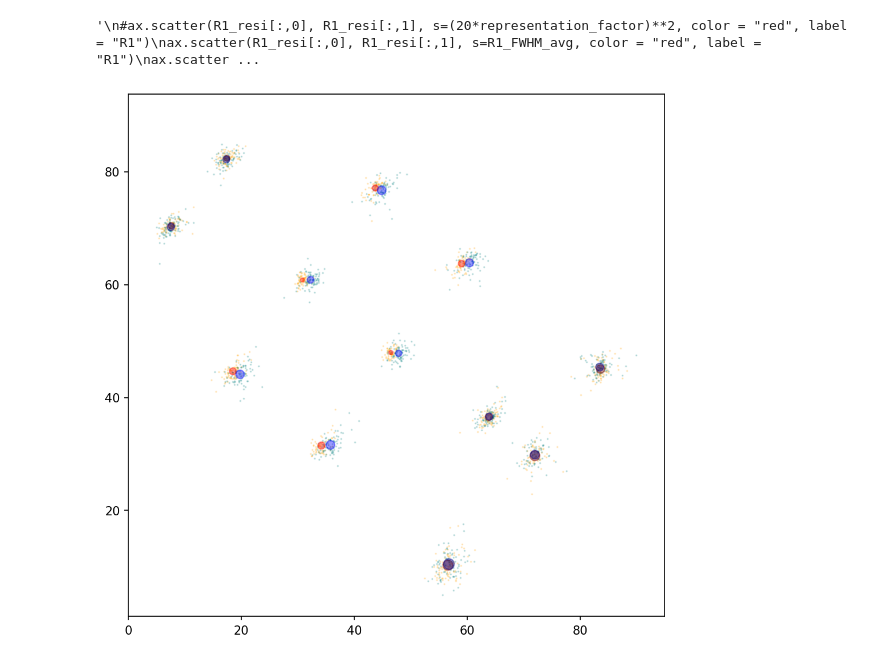
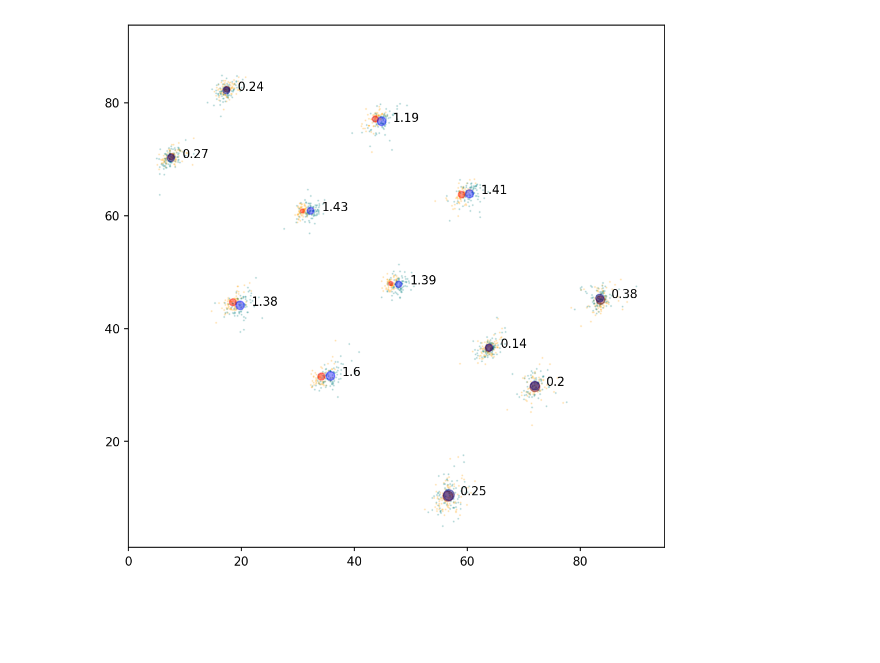
Before and after one commit to jungmannlab/resi, a Jupyter notebook: RESI_Cluster_Center_Analysis.ipynb, the cells around one changed output. Saved outputs shown, nothing was run; the diff lists cells and outputs as text; code cells hidden in the pictures; blank space fills up the shorter version.

Commit message:
Update RESI_Cluster_Center_Analysis.ipynb
Now also displays distances

```diff
--- a/RESI_Cluster_Center_Analysis.ipynb
+++ b/RESI_Cluster_Center_Analysis.ipynb
@@ -7,23 +7,3 @@ import matplotlib as mpl
 from scipy.stats import norm
 import matplotlib.mlab as mlab
 import math
-# %%
-def GaussFWHM(R_vals, display_label):
-    (mu, sigma) = norm.fit(R_vals)
-    n, bins, patches = plt.hist(R_vals, density=True, color = "orange", alpha = 0.5)
-    xax = np.linspace(bins[0], bins[-1], 1000)
-    y = norm.pdf(xax, mu, sigma)
-    FWHM = 2.354820045*sigma
-    FWHM_coords = [mu-0.5*FWHM, mu+0.5*FWHM]
-    plt.plot(xax,y, color = "red")
-    plt.axvline(FWHM_coords[0], color = "black")
-    plt.axvline(FWHM_coords[1], color = "black")
-    plt.title(display_label)
-    plt.show()
-
-    return(FWHM)
-
-def circles(R1_table, R1_sizes, color):
-    for count, value in enumerate(R1_table):
-        draw_circle = plt.Circle((value[0], value[1]), 0.5*R1_sizes[count], alpha=0.4, color = color)
-        ax.add_artist(draw_circle)
@@ -206,41 +229,39 @@ print("R3 std: ", np.mean(R3_resi_std, axis=0))
 # %%
+error_type = "STD"
+
 size_inches = 8
 dpi = 150
 
 fig, ax = plt.subplots(figsize=(size_inches, size_inches), dpi=dpi)
 
 ax.axis('equal')
 ax.set_ylim(0, maxOuter)
 ax.set_xlim(0, maxOuter)
 
 #Plot all the RESI cluster centers
 ax.scatter(R1_table["x"], R1_table["y"], s=0.5, alpha=0.2, color = "orange")
 ax.scatter(R3_table["x"], R3_table["y"], s=0.5, alpha=0.2, color = "teal")
 
-circles(R1_resi, R1_resi_std_avg, "red")
-circles(R3_resi, R3_resi_std_avg, "blue")
+if error_type == "STD":
 
-circles(R4_positions_R1_channel, R4_std_R1_channel_avg, "maroon")
-circles(R4_positions_R3_channel, R4_std_R3_channel_avg, "darkblue")
+    #Plot the R1 / R3 RESI averages with standard deviation
+    circles(R1_resi, R1_resi_std_avg, "red", False, labels = [])
+    circles(R3_resi, R3_resi_std_avg, "blue", True, labels = Resi_distances)
 
+    #Plot the R4 RESI averages with standard deviation
+    circles(R4_positions_R1_channel, R4_std_R1_channel_avg, "maroon", False, labels = [])
+    circles(R4_positions_R3_channel, R4_std_R3_channel_avg, "darkblue", True, labels = R4_distances)
 
-#circles(R1_resi, R1_FWHM_avg, "red")
-#circles(R3_resi, R3_FWHM_avg, "blue")
+elif error_type == "FWHM":
 
-#circles(R4_positions_R1_channel, R4_FWHM_R1_channel_avg, "maroon")
-#circles(R4_positions_R3_channel, R4_FWHM_R3_channel_avg, "darkblue")
+    #Plot the R1 / R3 RESI averages with FWHM
+    circles(R1_resi, R1_FWHM_avg, "red")
+    circles(R3_resi, R3_FWHM_avg, "blue")
 
-#draw_circle = plt.Circle((10,10), 10, alpha=0.5, color = "red") #The third value is the radius
-#ax.add_artist(draw_circle)
-
-'''
-#ax.scatter(R1_resi[:,0], R1_resi[:,1], s=(20*representation_factor)**2, color = "red", label = "R1")
-ax.scatter(R1_resi[:,0], R1_resi[:,1], s=R1_FWHM_avg, color = "red", label = "R1")
-ax.scatter(R3_resi[:,0], R3_resi[:,1], s=R3_FWHM_avg, color = "blue", label = "R3")
-
-ax.scatter(R4_positions_R1_channel[:,0], R4_positions_R1_channel[:,1], s=R4_FWHM_R1_channel_avg, color = "maroon", label = "R4 from R1 channel")
-ax.scatter(R4_positions_R3_channel[:,0], R4_positions_R3_channel[:,1], s=R4_FWHM_R3_channel_avg, color = "darkblue", label = "R4 from R3 channel")
-'''
+    #Plot the R4 RESI averages with FWHM
+    circles(R4_positions_R1_channel, R4_FWHM_R1_channel_avg, "maroon")
+    circles(R4_positions_R3_channel, R4_FWHM_R3_channel_avg, "darkblue")
+else:
+    print("Invalid error representation")
 # %% [output]
-'\n#ax.scatter(R1_resi[:,0], R1_resi[:,1], s=(20*representation_factor)**2, color = "red", label = "R1")\nax.scatter(R1_resi[:,0], R1_resi[:,1], s=R1_FWHM_avg, color = "red", label = "R1")\nax.scatter ...
-[figure, old version]
+[figure, new version]
```
Also changed, not shown: parts of 4 cells of this notebook.
